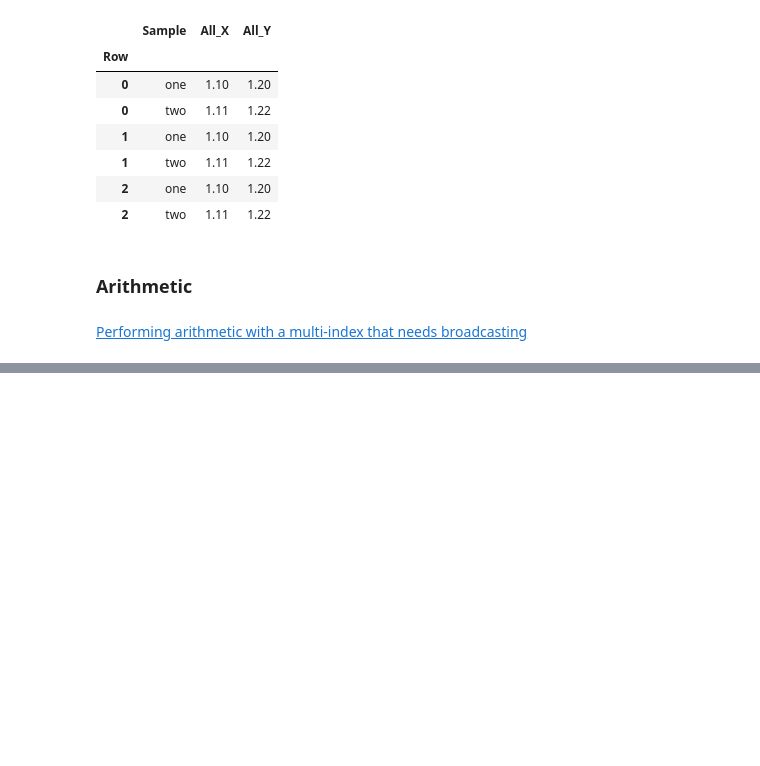
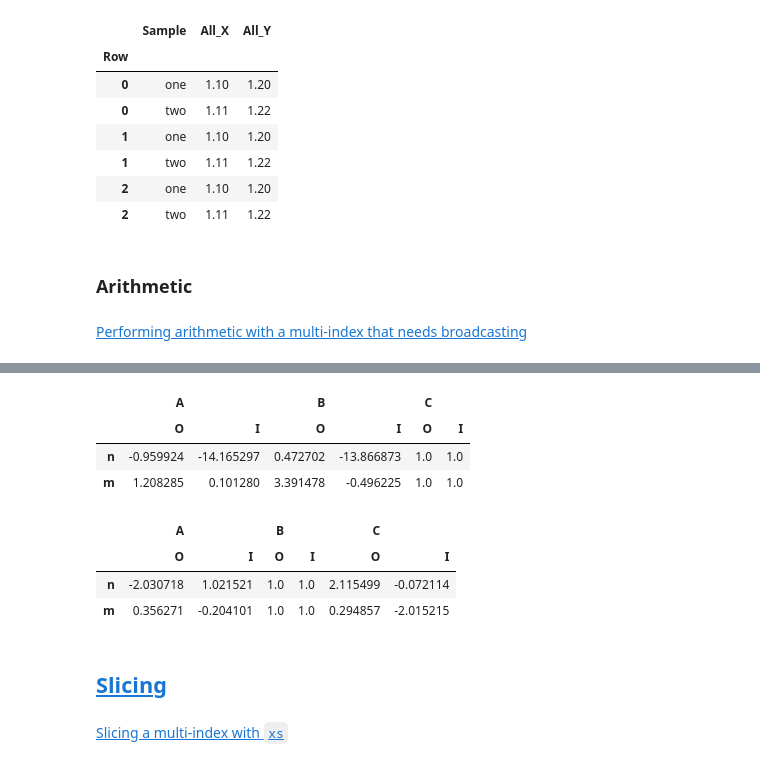
Before and after one commit to bgroveben/python3_machine_learning_projects, a Jupyter notebook: learn_kaggle/pandas/pandas_cookbook.ipynb, the cells around one changed output, grey strips where cells are left out. Drawn from its saved outputs; the diff is of its cells as text; code cells hidden in the pictures; blank space fills up the shorter version.

```diff
--- a/learn_kaggle/pandas/pandas_cookbook.ipynb
+++ b/learn_kaggle/pandas/pandas_cookbook.ipynb
@@ -531,0 +554,18 @@ df.columns = ['Sample','All_X', 'All_Y']; df
+# %%
+df = df.div(df['C'],level=1); df
+# %% [output]
+|  | A |  | B |  | C |  |
+|  | O | I | O | I | O | I |
+| n | -0.959924 | -14.165297 | 0.472702 | -13.866873 | 1.0 | 1.0 |
+| m | 1.208285 | 0.101280 | 3.391478 | -0.496225 | 1.0 | 1.0 |
+# %%
+df = df.div(df['B'],level=1); df
+# %% [output]
+|  | A |  | B |  | C |  |
+|  | O | I | O | I | O | I |
+| n | -2.030718 | 1.021521 | 1.0 | 1.0 | 2.115499 | -0.072114 |
+| m | 0.356271 | -0.204101 | 1.0 | 1.0 | 0.294857 | -2.015215 |
+# %% [markdown]
+## [Slicing](https://pandas.pydata.org/pandas-docs/stable/cookbook.html#slicing)
+# %% [markdown]
+[Slicing a multi-index with `xs`](https://stackoverflow.com/questions/12590131/how-to-slice-multindex-columns-in-pandas-dataframes)
```
Also changed, not shown: parts of 5 cells of this notebook.
